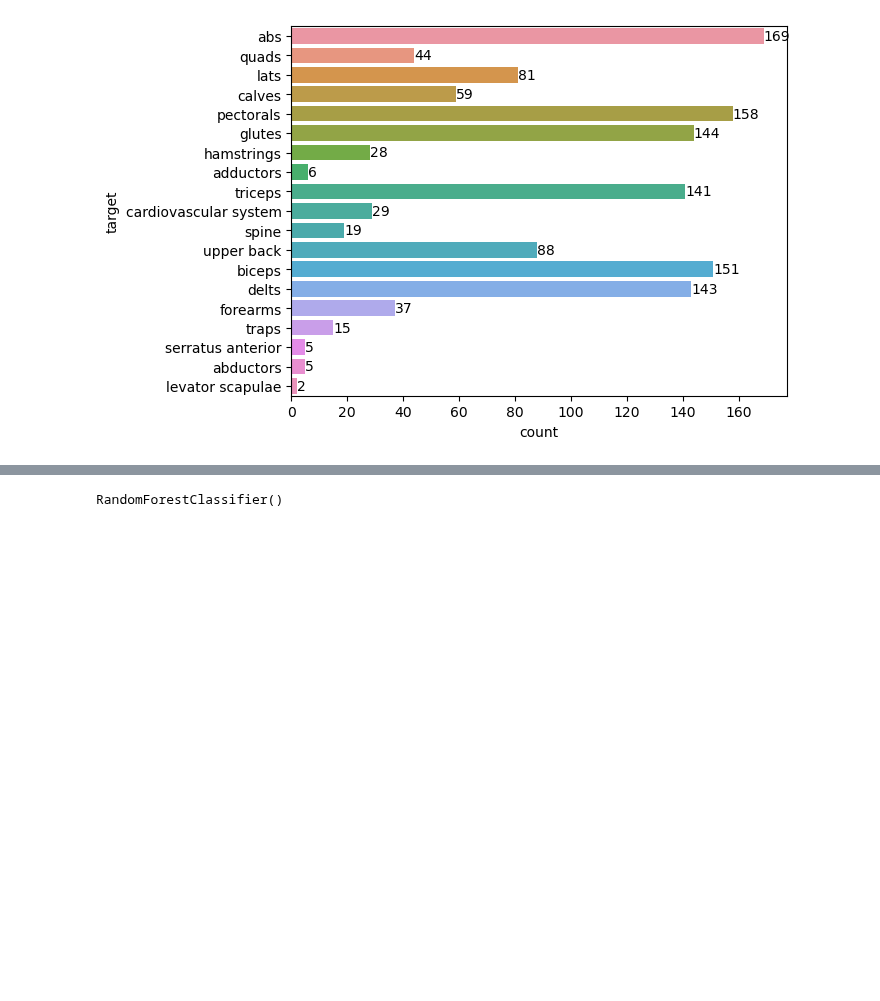
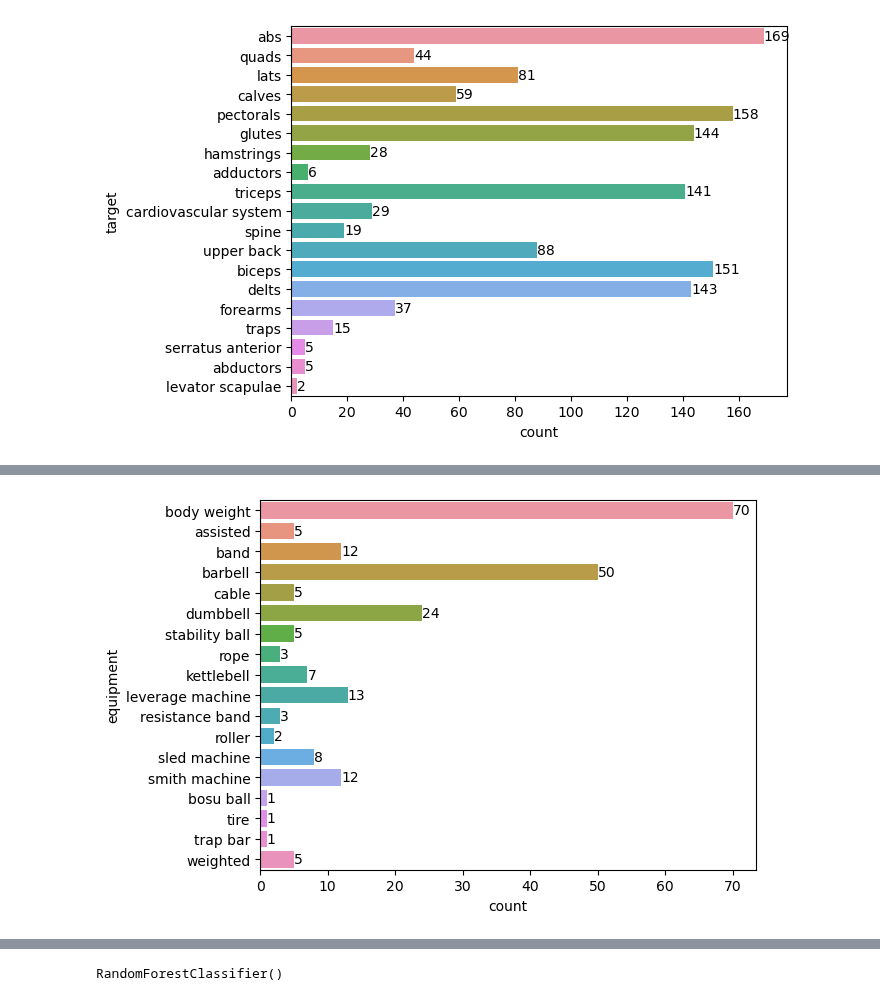
Before and after one commit to SanukaJayasinghe/DSGP-Group28, a Jupyter notebook: Exercise_Recommendation.ipynb, the cells around one changed output, grey strips where cells are left out. Drawn from its saved outputs; the diff is of its cells as text; code cells hidden in the pictures; blank space fills up the shorter version.

```diff
--- a/Exercise_Recommendation.ipynb
+++ b/Exercise_Recommendation.ipynb
@@ -212,0 +273,3 @@ plt.show()
+# %%
+upper_legs_data = data[data['bodyPart'] == 'upper legs']
+upper_legs_data.head()
@@ -212,0 +283,6 @@ plt.show()
+# %%
+ax = sns.countplot(data=upper_legs_data,y='equipment')
+ax.bar_label(ax.containers[0])
+plt.show()
+# %% [output]
+[figure, added]
```
Also changed, not shown: parts of 41 cells of this notebook.
